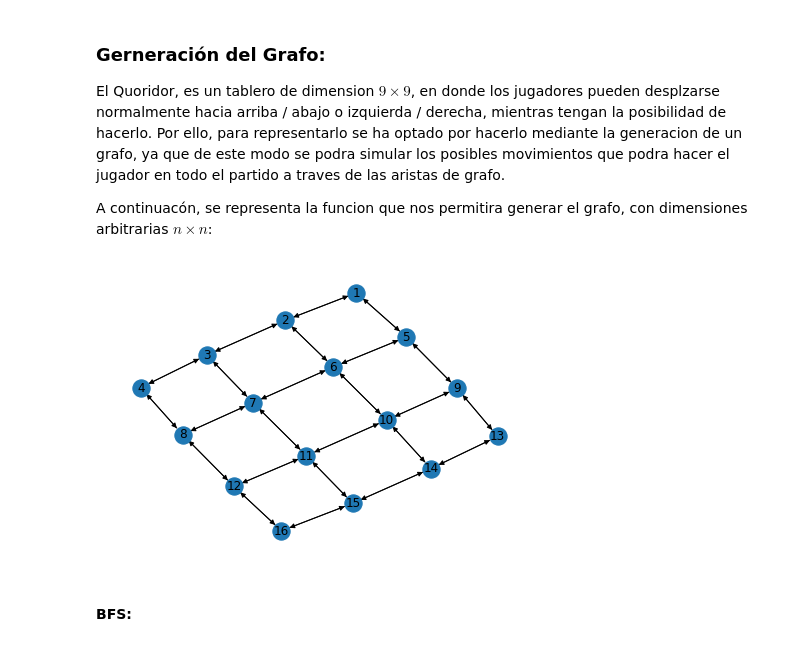
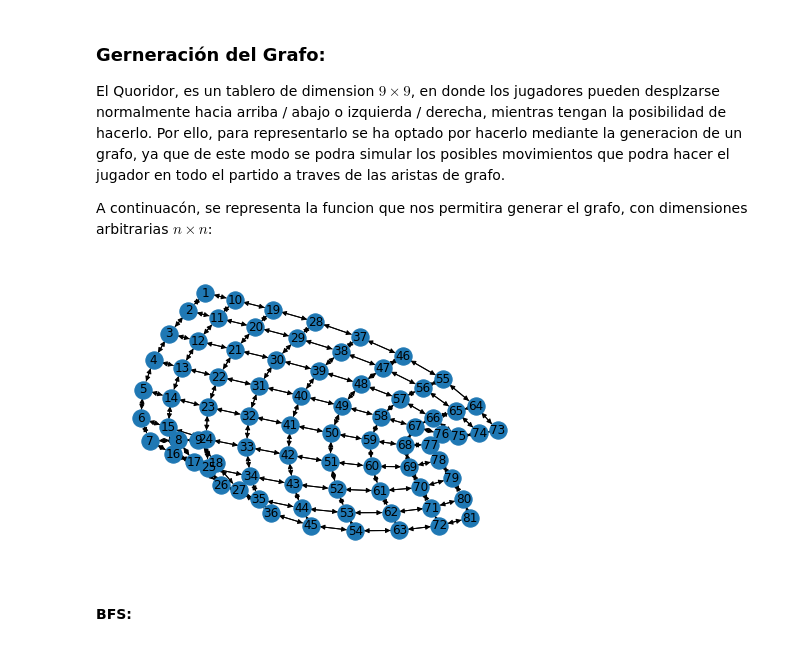
Before and after one commit to by-German/complejidad-algoritmica-quoridor, a Jupyter notebook: Trabajo_Parcial.ipynb, the cells around one changed output. Drawn from its saved outputs; the diff is of its cells as text; code cells hidden in the pictures.

```diff
--- a/Trabajo_Parcial.ipynb
+++ b/Trabajo_Parcial.ipynb
@@ -127,11 +127,11 @@ def grafo_tablero(n):   # Complejidad -> O(n^2)
             G.nodes[count]["id"] = count
     return G
 # %%
-n = 4
+n = 9
 G = grafo_tablero(n)
 nx.draw(G, with_labels = True)
 # %% [output]
-[figure, old version]
+[figure, new version]
 # %% [markdown]
 #### BFS:
 # %%
```
Also changed, not shown: parts of 22 cells of this notebook.
